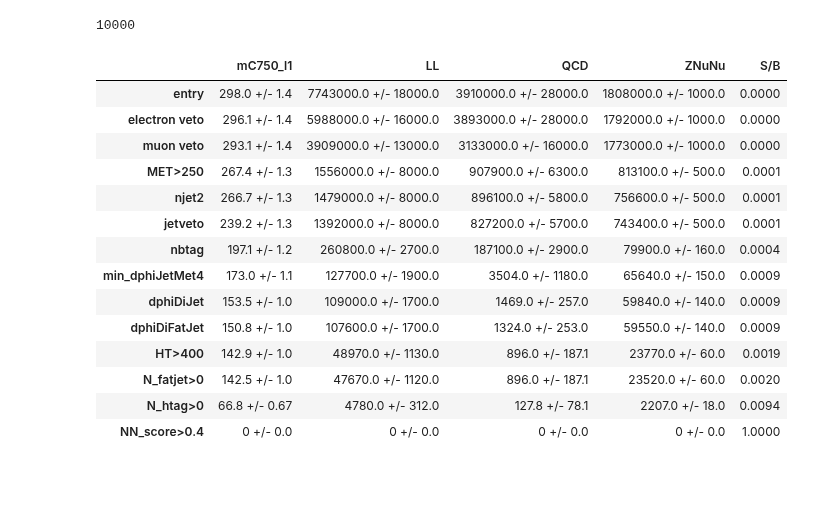
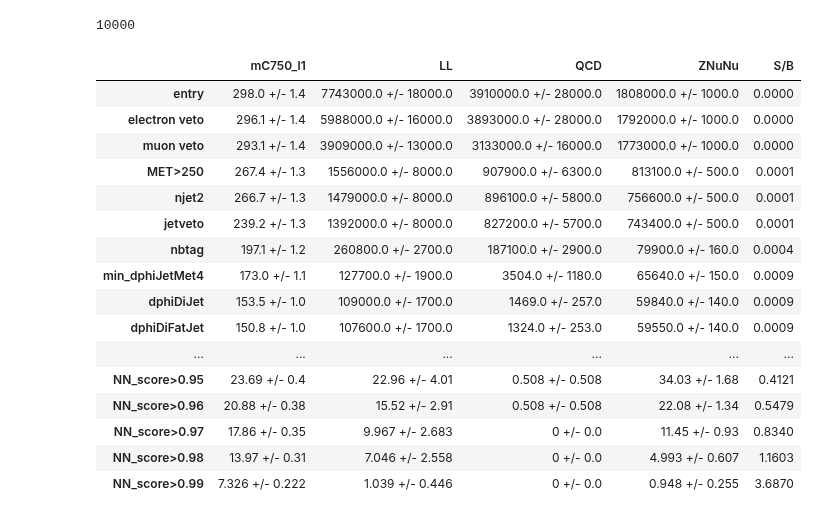
Before and after one commit to mirandabryson/tW_scattering, a Jupyter notebook: processor/neuralNet_cutflow.ipynb, the cells around one changed output. Saved outputs shown, nothing was run; the diff lists cells and outputs as text; code cells hidden in the pictures; blank space fills up the shorter version.

```diff
--- a/processor/neuralNet_cutflow.ipynb
+++ b/processor/neuralNet_cutflow.ipynb
@@ -744,7 +394,7 @@ else:
 if not runLocal:
     print(c)
 # %%
-overwrite = False
+overwrite = True
 small = False
 
 tag = '0p1p20'
@@ -825,27 +475,29 @@ else:
 # %%
 # Cutflow
 from Tools.helpers import getCutFlowTable
 
 #processes = ['mC750_l1', 'WJets', 'QCD', 'TTJets', 'ZNuNu', 'ST', 'ttW/ttZ', 'WW/WZ/ZZ']
 processes = ['mC750_l1', 'LL', 'QCD', 'ZNuNu']
 lines     = ['entry']
-lines    += ['electron veto', 'muon veto',  'MET>250', 'njet2', 'jetveto', 'nbtag', 'min_dphiJetMet4', 'dphiDiJet', 'dphiDiFatJet',  'HT>400', 'N_fatjet>0', 'N_htag>0',  'NN_score>0.4']#'N_fatjet>1', 'N_wtag>0', 'N_htag>0 hard',  'MET>400']
+lines    += ['electron veto', 'muon veto',  'MET>250', 'njet2', 'jetveto', 'nbtag', 'min_dphiJetMet4', 'dphiDiJet', 'dphiDiFatJet',  'HT>400', 'N_fatjet>0', 'N_htag>0',  'NN_score>0.4',  'NN_score>0.5',  'NN_score>0.6',  'NN_score>0.7',  'NN_score>0.8',  'NN_score>0.9',  'NN_score>0.91',  'NN_score>0.92',  'NN_score>0.93',  'NN_score>0.94',  'NN_score>0.95',  'NN_score>0.96',  'NN_score>0.97',  'NN_score>0.98',  'NN_score>0.99']#'N_fatjet>1', 'N_wtag>0', 'N_htag>0 hard',  'MET>400']
 df        = getCutFlowTable(output, processes=processes, lines=lines, significantFigures=4, signal='mC750_l1')
 df
 # %% [output]
 |  | mC750_l1 | LL | QCD | ZNuNu | S/B |
 | entry | 298.0 +/- 1.4 | 7743000.0 +/- 18000.0 | 3910000.0 +/- 28000.0 | 1808000.0 +/- 1000.0 | 0.0000 |
 | electron veto | 296.1 +/- 1.4 | 5988000.0 +/- 16000.0 | 3893000.0 +/- 28000.0 | 1792000.0 +/- 1000.0 | 0.0000 |
 | muon veto | 293.1 +/- 1.4 | 3909000.0 +/- 13000.0 | 3133000.0 +/- 16000.0 | 1773000.0 +/- 1000.0 | 0.0000 |
 | MET>250 | 267.4 +/- 1.3 | 1556000.0 +/- 8000.0 | 907900.0 +/- 6300.0 | 813100.0 +/- 500.0 | 0.0001 |
 | njet2 | 266.7 +/- 1.3 | 1479000.0 +/- 8000.0 | 896100.0 +/- 5800.0 | 756600.0 +/- 500.0 | 0.0001 |
 | jetveto | 239.2 +/- 1.3 | 1392000.0 +/- 8000.0 | 827200.0 +/- 5700.0 | 743400.0 +/- 500.0 | 0.0001 |
 | nbtag | 197.1 +/- 1.2 | 260800.0 +/- 2700.0 | 187100.0 +/- 2900.0 | 79900.0 +/- 160.0 | 0.0004 |
 | min_dphiJetMet4 | 173.0 +/- 1.1 | 127700.0 +/- 1900.0 | 3504.0 +/- 1180.0 | 65640.0 +/- 150.0 | 0.0009 |
 | dphiDiJet | 153.5 +/- 1.0 | 109000.0 +/- 1700.0 | 1469.0 +/- 257.0 | 59840.0 +/- 140.0 | 0.0009 |
 | dphiDiFatJet | 150.8 +/- 1.0 | 107600.0 +/- 1700.0 | 1324.0 +/- 253.0 | 59550.0 +/- 140.0 | 0.0009 |
-| HT>400 | 142.9 +/- 1.0 | 48970.0 +/- 1130.0 | 896.0 +/- 187.1 | 23770.0 +/- 60.0 | 0.0019 |
-| N_fatjet>0 | 142.5 +/- 1.0 | 47670.0 +/- 1120.0 | 896.0 +/- 187.1 | 23520.0 +/- 60.0 | 0.0020 |
-| N_htag>0 | 66.8 +/- 0.67 | 4780.0 +/- 312.0 | 127.8 +/- 78.1 | 2207.0 +/- 18.0 | 0.0094 |
-| NN_score>0.4 | 0 +/- 0.0 | 0 +/- 0.0 | 0 +/- 0.0 | 0 +/- 0.0 | 1.0000 |
+| ... | ... | ... | ... | ... | ... |
+| NN_score>0.95 | 23.69 +/- 0.4 | 22.96 +/- 4.01 | 0.508 +/- 0.508 | 34.03 +/- 1.68 | 0.4121 |
+| NN_score>0.96 | 20.88 +/- 0.38 | 15.52 +/- 2.91 | 0.508 +/- 0.508 | 22.08 +/- 1.34 | 0.5479 |
+| NN_score>0.97 | 17.86 +/- 0.35 | 9.967 +/- 2.683 | 0 +/- 0.0 | 11.45 +/- 0.93 | 0.8340 |
+| NN_score>0.98 | 13.97 +/- 0.31 | 7.046 +/- 2.558 | 0 +/- 0.0 | 4.993 +/- 0.607 | 1.1603 |
+| NN_score>0.99 | 7.326 +/- 0.222 | 1.039 +/- 0.446 | 0 +/- 0.0 | 0.948 +/- 0.255 | 3.6870 |
 # %%
```
Also changed, not shown: parts of 6 cells of this notebook, 3 other files.
